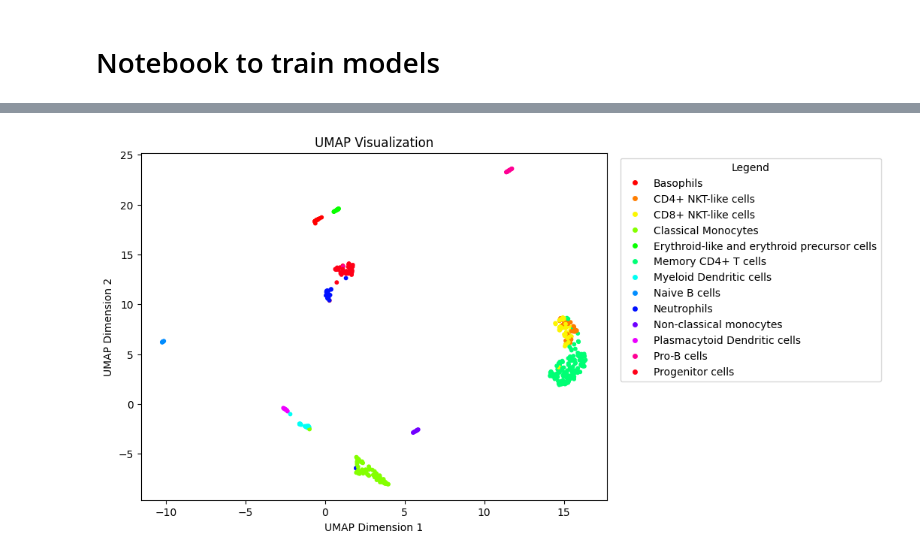
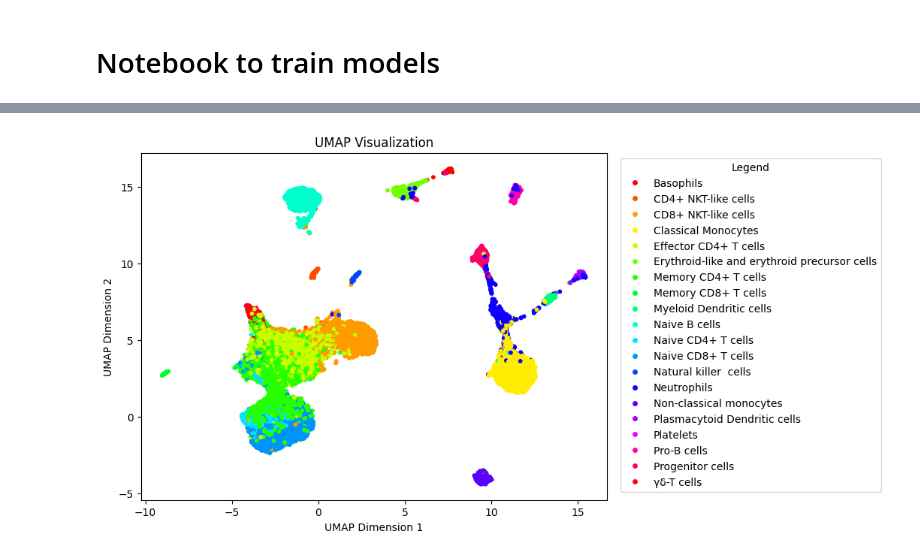
Before and after one commit to LeoAnd00/Masters_Thesis, a Jupyter notebook: code/cell_type_representation/cl_dummy_train1.ipynb, the cells around one changed output, grey strips where cells are left out. Drawn from its saved outputs; the diff is of its cells as text; code cells hidden in the pictures.

Commit message:
Worked on training code for model
Worked on training code for model

```diff
--- a/code/cell_type_representation/cl_dummy_train1.ipynb
+++ b/code/cell_type_representation/cl_dummy_train1.ipynb
@@ -30,0 +24,8 @@ adata = sc.read(file, cache=True)
+# %%
+# Initiate train Env
+#'../../data/processed/immune_cells/merged/Oetjen_merged.h5ad' '../../data/processed/immune_cells/merged/Immune_cells_merged_all.h5ad'
+train_env = scRNASeq_model.train_module(data_path='../../data/processed/immune_cells/merged/Oetjen_merged.h5ad',
+                                        save_model_path='trained_models/cl_dummy_models1/',
+                                        HVG=True,
+                                        HVGs=4000,
+                                        Scaled=False)
@@ -452,23 +210,19 @@ Total training time: 2.18 minutes
 # %%
-# From begining
-#loss_module = SNNLoss(use_weights=True, targets=torch.tensor(train_data.dataset.target), temperature=1.0, device="cpu")#nn.CrossEntropyLoss()
-loss_module = SNNLoss(use_weights=True, targets=torch.tensor(data_env.target), temperature=1.0, device="cpu")#nn.CrossEntropyLoss()
+# After model
 
 all_preds_ordered = []
-all_X = []
 for i in all_preds_indices:
-    all_preds_ordered.append(data_env.target[i])
-    all_X.append(data_env.X[i].numpy())
+    all_preds_ordered.append(train_env.data_env.target[i])
 
-loss = loss_module(torch.tensor(all_X),torch.tensor(all_preds_ordered))
-print(f"Loss: {loss}")
+#loss = loss_module(torch.tensor(all_preds),torch.tensor(all_preds_ordered))
+#print(f"Loss: {loss}")
 
 # Reverse transform labels
 #all_preds_ordered = data_env.label_encoder.inverse_transform(all_preds_ordered)
 
 # Create a UMAP embedding
 umap_model = umap.UMAP(n_neighbors=15, random_state=42)
-umap_embedding = umap_model.fit_transform(all_X)
+umap_embedding = umap_model.fit_transform(all_preds)
 
 # Create a color mapping for the legend
 color_map = pd.Series(all_preds_ordered, dtype="category")
@@ -482,7 +236,7 @@ plt.xlabel('UMAP Dimension 1')
 plt.ylabel('UMAP Dimension 2')
 
 # Add a legend to the right of the plot
-legend_labels = {cat: str(data_env.label_encoder.inverse_transform([cat])[0]) for cat in color_map.cat.categories}
+legend_labels = {cat: str(train_env.data_env.label_encoder.inverse_transform([cat])[0]) for cat in color_map.cat.categories}
 handles = [plt.Line2D([0], [0], marker='o', color='w', label=legend_labels[cat], markerfacecolor=cmap(i / len(color_map.cat.categories))) for i, cat in enumerate(color_map.cat.categories)]
 plt.legend(handles=handles, title='Legend', bbox_to_anchor=(1.6, 1), loc='upper right')
 
@@ -523,22 +246,14 @@ plt.show()
 # %%
-# After model
+# Predict on all data, including training data
 
-all_preds_ordered = []
-for i in all_preds_indices:
-    all_preds_ordered.append(data_env.target[i])
-
-loss = loss_module(torch.tensor(all_preds),torch.tensor(all_preds_ordered))
-print(f"Loss: {loss}")
-
-# Reverse transform labels
-#all_preds_ordered = data_env.label_encoder.inverse_transform(all_preds_ordered)
+predictions = train_env.predict(data_=train_env.data_env)
 
 # Create a UMAP embedding
 umap_model = umap.UMAP(n_neighbors=15, random_state=42)
-umap_embedding = umap_model.fit_transform(all_preds)
+umap_embedding = umap_model.fit_transform(predictions)
 
 # Create a color mapping for the legend
-color_map = pd.Series(all_preds_ordered, dtype="category")
+color_map = pd.Series(train_env.data_env.target, dtype="category")
 cmap = plt.cm.get_cmap('hsv', len(color_map.cat.categories))
 
 # Visualize the UMAP embedding with a legend
@@ -549,7 +264,7 @@ plt.xlabel('UMAP Dimension 1')
 plt.ylabel('UMAP Dimension 2')
 
 # Add a legend to the right of the plot
-legend_labels = {cat: str(data_env.label_encoder.inverse_transform([cat])[0]) for cat in color_map.cat.categories}
+legend_labels = {cat: str(train_env.data_env.label_encoder.inverse_transform([cat])[0]) for cat in color_map.cat.categories}
 handles = [plt.Line2D([0], [0], marker='o', color='w', label=legend_labels[cat], markerfacecolor=cmap(i / len(color_map.cat.categories))) for i, cat in enumerate(color_map.cat.categories)]
 plt.legend(handles=handles, title='Legend', bbox_to_anchor=(1.6, 1), loc='upper right')
 
@@ -559 +273 @@ Loss: 0.18657651543617249
-[figure, old version]
+[figure, new version]
```
Also changed, not shown: parts of 13 cells of this notebook, 1 other file.
